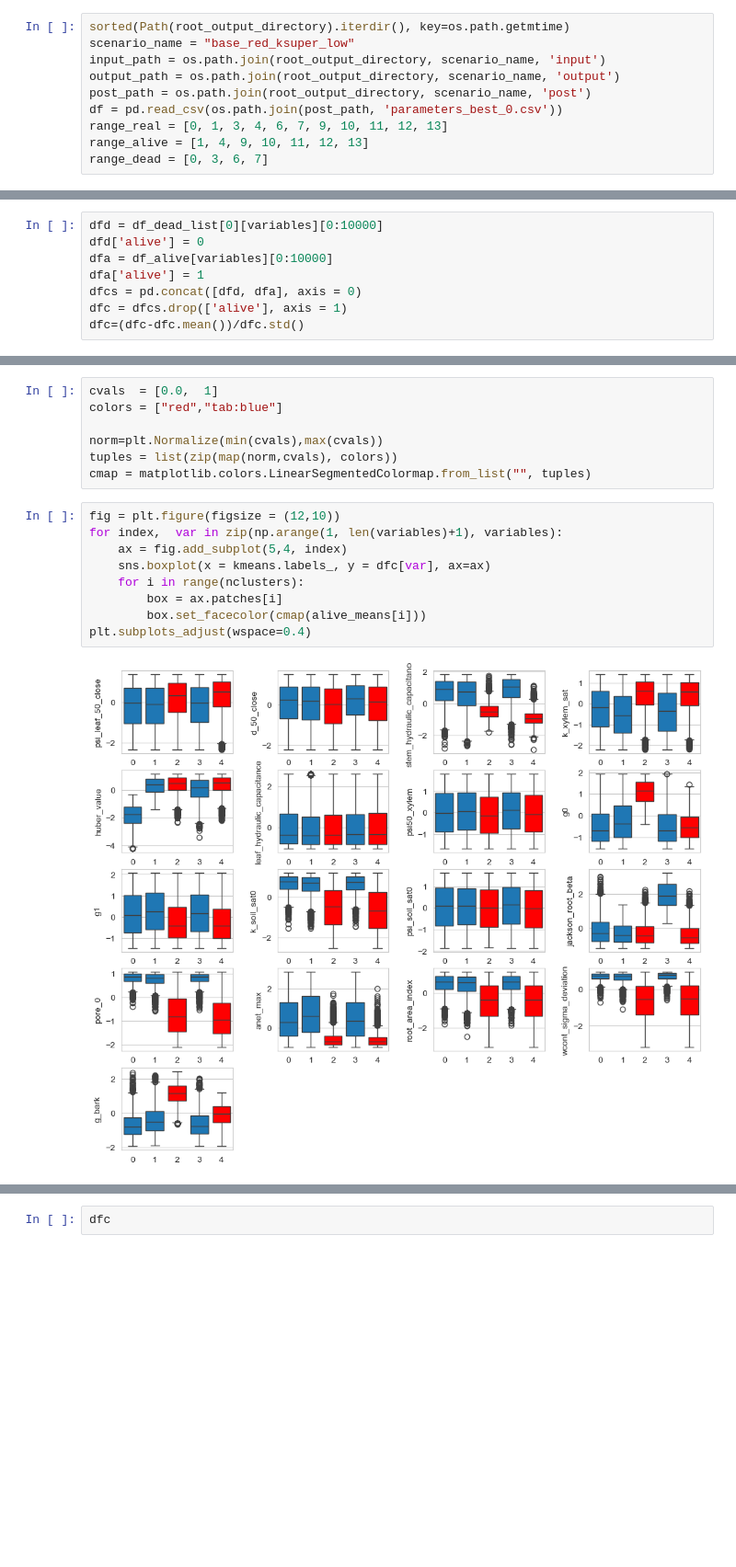
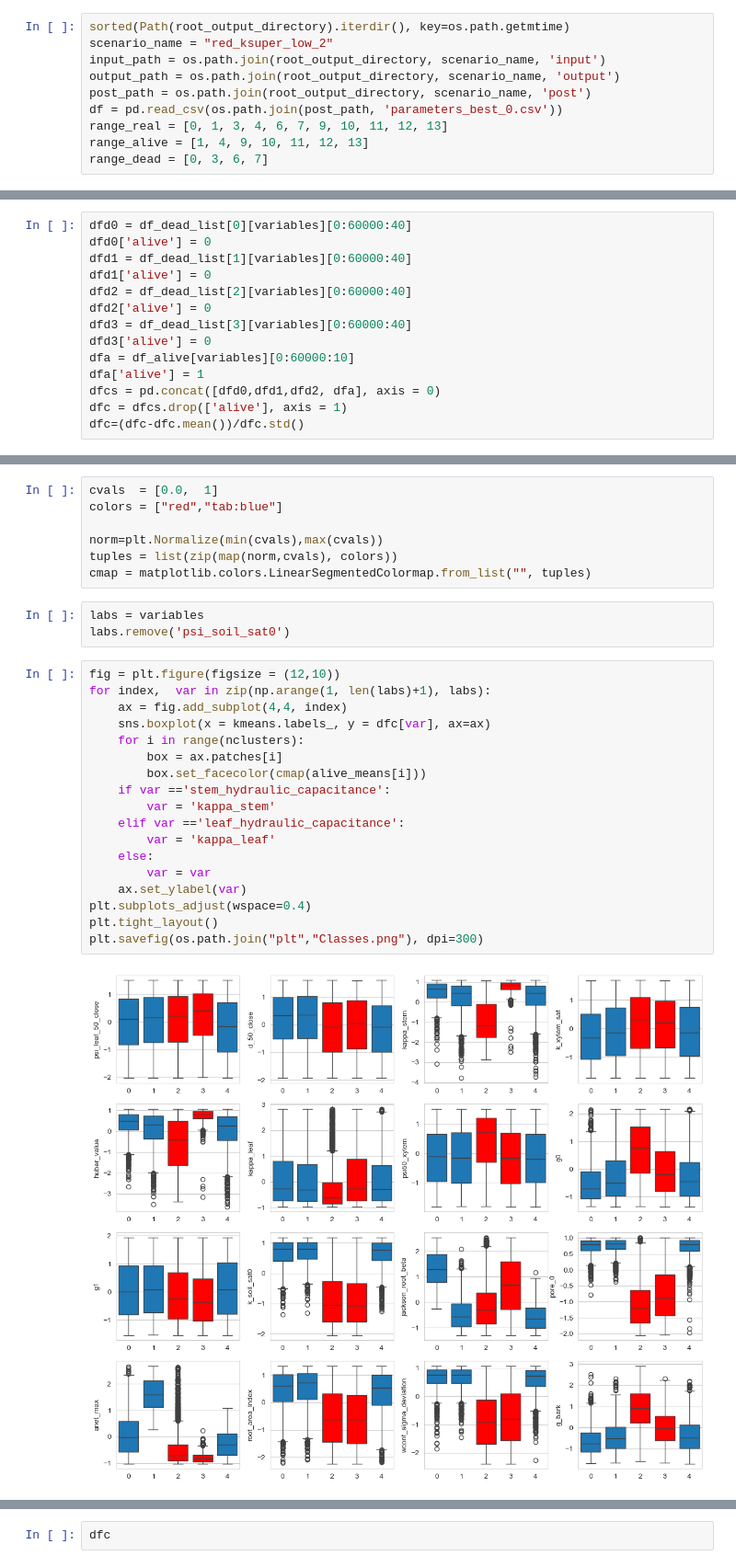
Before and after one commit to PhillipPapastefanou/SimPHony, a Jupyter notebook: appl/swiss/post_processing/ClusterAnalysis.ipynb, the cells around one changed output, grey strips where cells are left out. Shown at 92% size. Saved outputs shown, nothing was run; the diff lists cells and outputs as text; blank space fills up the shorter version.

```diff
--- a/appl/swiss/post_processing/ClusterAnalysis.ipynb
+++ b/appl/swiss/post_processing/ClusterAnalysis.ipynb
@@ -19,7 +23,7 @@ sorted(Path(root_output_directory).iterdir(), key=os.path.getmtime)
  PosixPath('/Users/pp/data/Simulations/A08_SimPHony/swiss/medlyn_fix/.DS_Store')]
 # %%
 sorted(Path(root_output_directory).iterdir(), key=os.path.getmtime)
-scenario_name = "base_red_ksuper_low"
+scenario_name = "red_ksuper_low_2"
 input_path = os.path.join(root_output_directory, scenario_name, 'input')
 output_path = os.path.join(root_output_directory, scenario_name, 'output')
 post_path = os.path.join(root_output_directory, scenario_name, 'post')
@@ -116,9 +119,15 @@ sns.boxplot(x=kmeans.labels_, y=dfs['leaf_hydraulic_capacitance'])
 # %%
-dfd = df_dead_list[0][variables][0:10000]
-dfd['alive'] = 0
-dfa = df_alive[variables][0:10000]
+dfd0 = df_dead_list[0][variables][0:60000:40]
+dfd0['alive'] = 0
+dfd1 = df_dead_list[1][variables][0:60000:40]
+dfd1['alive'] = 0
+dfd2 = df_dead_list[2][variables][0:60000:40]
+dfd2['alive'] = 0
+dfd3 = df_dead_list[3][variables][0:60000:40]
+dfd3['alive'] = 0
+dfa = df_alive[variables][0:60000:10]
 dfa['alive'] = 1
-dfcs = pd.concat([dfd, dfa], axis = 0)
+dfcs = pd.concat([dfd0,dfd1,dfd2, dfa], axis = 0)
 dfc = dfcs.drop(['alive'], axis = 1)
 dfc=(dfc-dfc.mean())/dfc.std()
 # %%
@@ -184,17 +193,29 @@ colors = ["red","tab:blue"]
 norm=plt.Normalize(min(cvals),max(cvals))
 tuples = list(zip(map(norm,cvals), colors))
 cmap = matplotlib.colors.LinearSegmentedColormap.from_list("", tuples)
+# %%
+labs = variables
+labs.remove('psi_soil_sat0')
 # %%
 fig = plt.figure(figsize = (12,10))
-for index,  var in zip(np.arange(1, len(variables)+1), variables):
-    ax = fig.add_subplot(5,4, index)
+for index,  var in zip(np.arange(1, len(labs)+1), labs):
+    ax = fig.add_subplot(4,4, index)
     sns.boxplot(x = kmeans.labels_, y = dfc[var], ax=ax)
     for i in range(nclusters):
         box = ax.patches[i]
         box.set_facecolor(cmap(alive_means[i]))
+    if var =='stem_hydraulic_capacitance':
+        var = 'kappa_stem'
+    elif var =='leaf_hydraulic_capacitance':
+        var = 'kappa_leaf'
+    else:
+        var = var
+    ax.set_ylabel(var)
 plt.subplots_adjust(wspace=0.4)
+plt.tight_layout()
+plt.savefig(os.path.join("plt","Classes.png"), dpi=300)
 # %% [output]
-[figure, old version]
+[figure, new version]
 # %%
 corr_matrix = dfc.corr(method='spearman').round(2)
 #corr_matrix.style.background_gradient(cmap='Greens')
```
Also changed, not shown: parts of 16 cells of this notebook, 3 other files.
